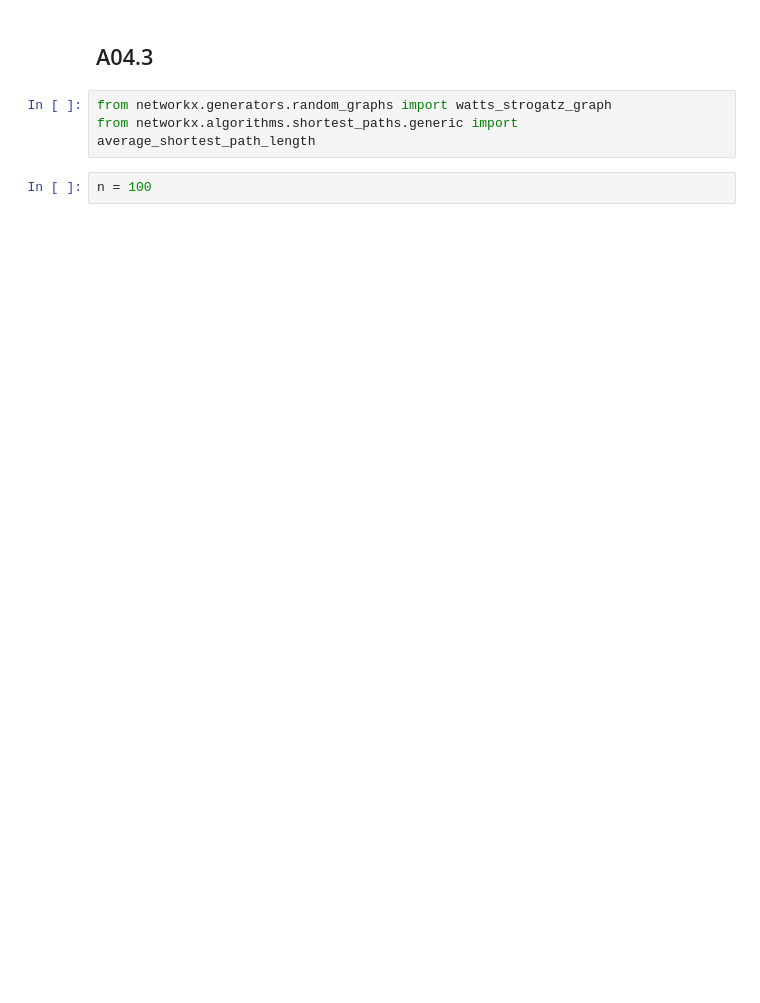
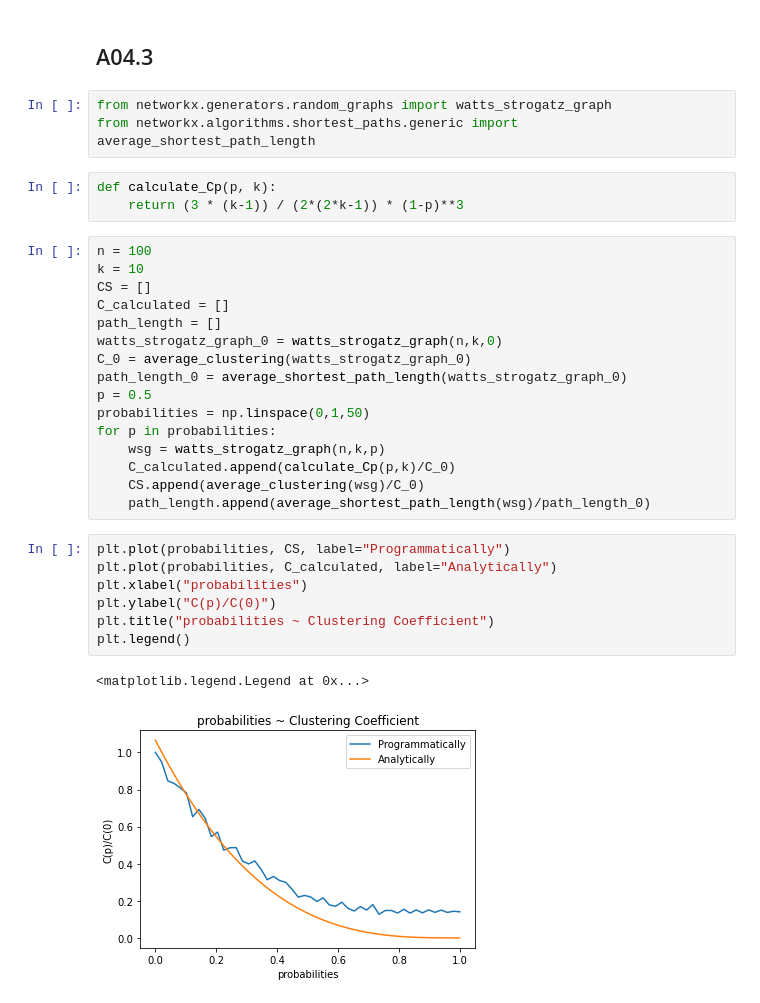
Before and after one commit to moerfii/network_science_uzh, a Jupyter notebook: assignment_4/excercise04.ipynb, the cells around one changed output. Saved outputs shown, nothing was run; the diff lists cells and outputs as text; blank space fills up the shorter version.

```diff
--- a/assignment_4/excercise04.ipynb
+++ b/assignment_4/excercise04.ipynb
@@ -163,5 +209,32 @@ plt.show()
 # %%
 from networkx.generators.random_graphs import watts_strogatz_graph
 from networkx.algorithms.shortest_paths.generic import average_shortest_path_length
-# %%
-n = 100
+# %%
+def calculate_Cp(p, k):
+    return (3 * (k-1)) / (2*(2*k-1)) * (1-p)**3
+# %%
+n = 100
+k = 10
+CS = []
+C_calculated = []
+path_length = []
+watts_strogatz_graph_0 = watts_strogatz_graph(n,k,0)
+C_0 = average_clustering(watts_strogatz_graph_0)
+path_length_0 = average_shortest_path_length(watts_strogatz_graph_0)
+p = 0.5
+probabilities = np.linspace(0,1,50)
+for p in probabilities:
+    wsg = watts_strogatz_graph(n,k,p)
+    C_calculated.append(calculate_Cp(p,k)/C_0)
+    CS.append(average_clustering(wsg)/C_0)
+    path_length.append(average_shortest_path_length(wsg)/path_length_0)
+# %%
+plt.plot(probabilities, CS, label="Programmatically")
+plt.plot(probabilities, C_calculated, label="Analytically")
+plt.xlabel("probabilities")
+plt.ylabel("C(p)/C(0)")
+plt.title("probabilities ~ Clustering Coefficient")
+plt.legend()
+# %% [output]
+<matplotlib.legend.Legend at 0x...>
+[figure, added]
```
Also changed, not shown: parts of 14 cells of this notebook.
